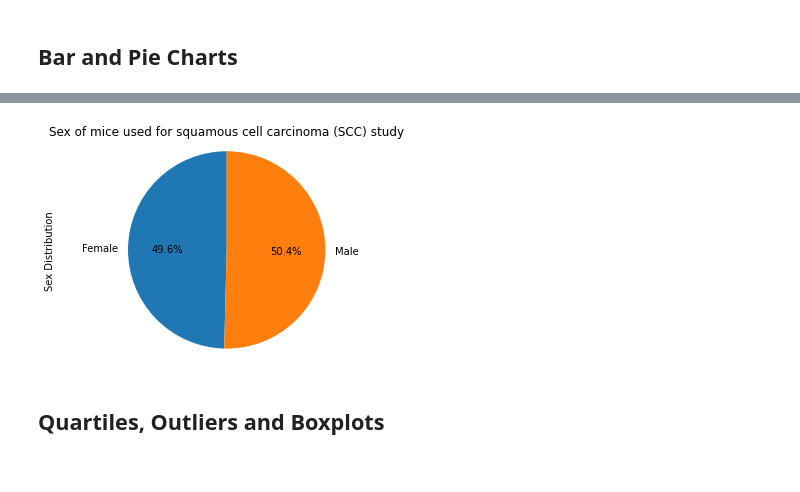
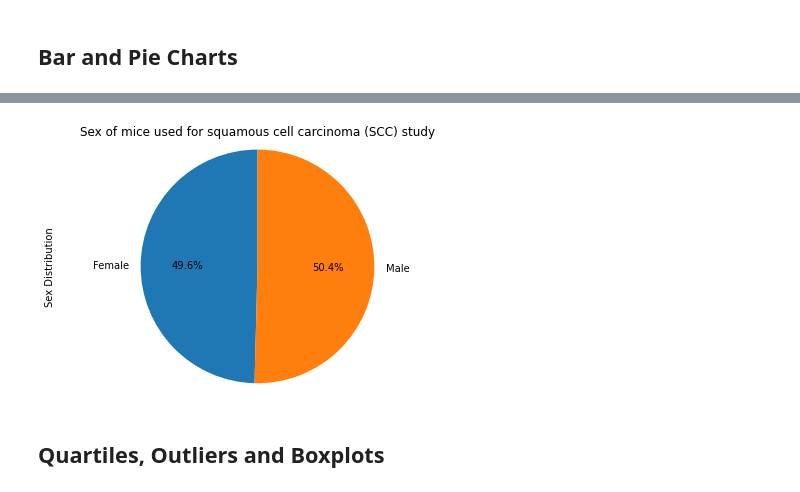
Before and after one commit to minxgithub/matplotlib-challenge, a Jupyter notebook: Pymaceuticals/pymaceuticals_solved.ipynb, the cells around one changed output, grey strips where cells are left out. Cells and saved outputs as stored; diff of their text form; code cells hidden in the pictures.

```diff
--- a/Pymaceuticals/pymaceuticals_solved.ipynb
+++ b/Pymaceuticals/pymaceuticals_solved.ipynb
@@ -246,17 +252,19 @@ plt.axis("equal")
 # %%
 # Generate a pie plot showing the distribution of female versus male mice using pyplot
 
 labels = ['Female', 'Male']
 
 plt.pie(sex_count, labels = labels, startangle=90, autopct = "%1.1f%%")
 
 plt.title("Sex of mice used for squamous cell carcinoma (SCC) study")
 plt.ylabel("Sex Distribution")
 plt.axis("equal")
+plt.tight_layout()
+
 plt.savefig('Images/sex_distribution.png')
 plt.show()
 # %% [output]
-[figure, old version]
+[figure, new version]
 # %% [markdown]
 ## Quartiles, Outliers and Boxplots
 # %%
```
Also changed, not shown: parts of 4 cells of this notebook.
